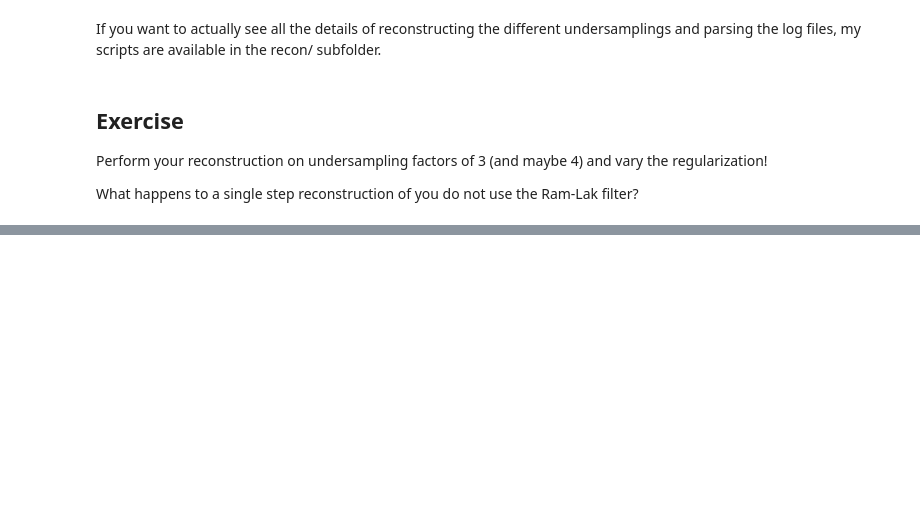
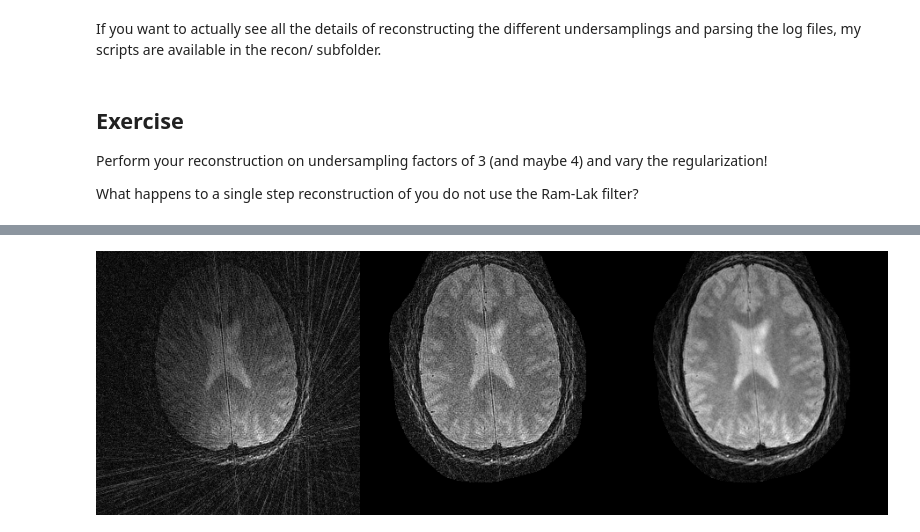
Before and after one commit to mrirecon/bart-webinars, a Jupyter notebook: webinar2/reproducing_cgsense/cgsense_challenge.ipynb, the cells around one changed output, grey strips where cells are left out. Drawn from its saved outputs; the diff is of its cells as text; code cells hidden in the pictures; blank space fills up the shorter version.

```diff
--- a/webinar2/reproducing_cgsense/cgsense_challenge.ipynb
+++ b/webinar2/reproducing_cgsense/cgsense_challenge.ipynb
@@ -434,0 +453,4 @@ Coils.hdr  InScale.hdr  mask.hdr  rawdata.hdr  trajectory.hdr
+# %%
+imshow_mult brain_reconstruction/{nufft_adj_3_Coil0_flip,recon_pics_3_it1_flip,recon_pics_3_flip}
+# %% [output]
+[figure, added]
```
Also changed, not shown: parts of 19 cells of this notebook.
